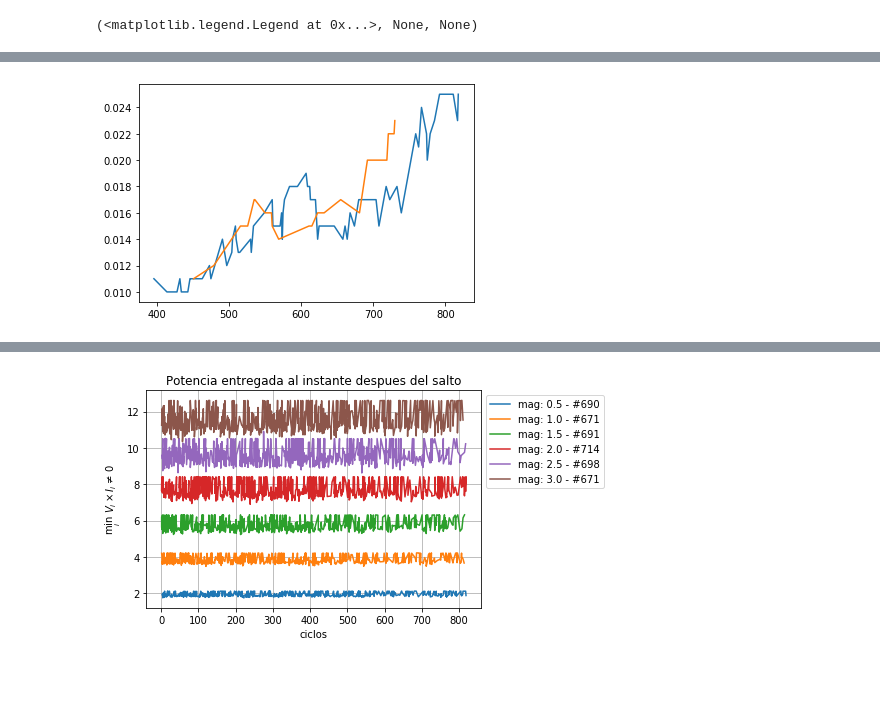
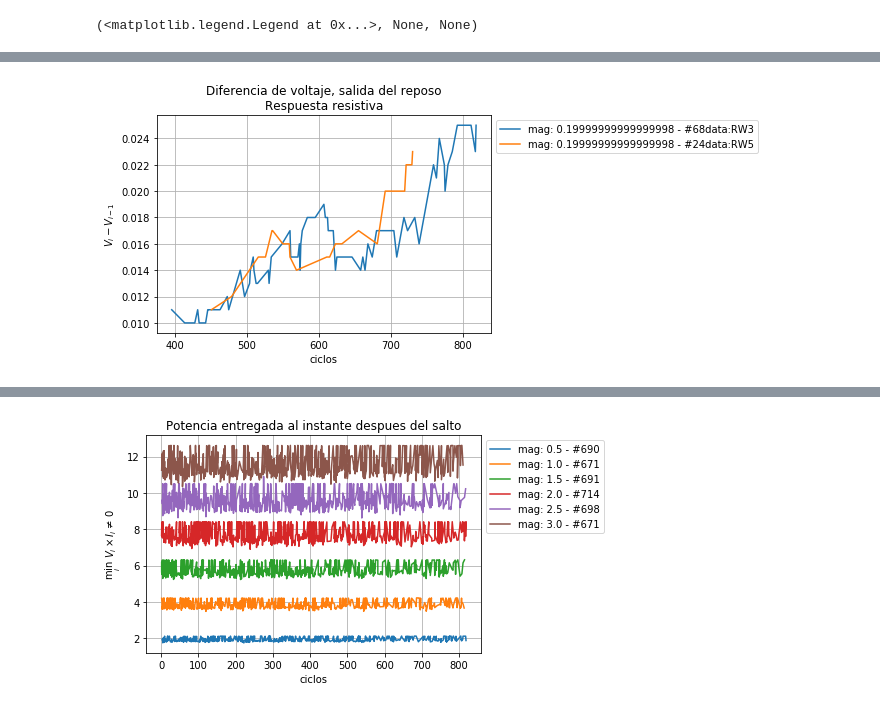
Before and after one commit to MartinVIllesca/Analisis_Baterias, a Jupyter notebook: notebooks/exploracion_cesar_2.ipynb, the cells around one changed output, grey strips where cells are left out. Saved outputs shown, nothing was run; the diff lists cells and outputs as text; code cells hidden in the pictures; blank space fills up the shorter version.

Commit message:
2_data_re

```diff
--- a/notebooks/exploracion_cesar_2.ipynb
+++ b/notebooks/exploracion_cesar_2.ipynb
@@ -681,6 +681,14 @@ def plot_energia_magnitud(df, min,max, ei, ef, WIN, alpha):
     df_aux['F1'] = df_aux['F1'].rolling(window=WIN).mean()
     plt.plot(df_aux['ciclo'], df_aux['F1'],
              label='mag: ' + str((max-min)/2) + ' - #' + str(len(df_aux)) + ' i: ' + str(ei) + '-' + str(ef))
+
+def plot_energia_magnitud_2(df, min,max, ei, ef, WIN, alpha,label_data):
+    df_aux = df[(df['magnitud'] >= min) & (df['magnitud'] <= max)]
+    df_aux = df_aux[(df['energia'] >= ei) & (df['energia'] <= ef)]
+    df_aux = df_aux[df_aux['F1'] > 0.01]
+    df_aux['F1'] = df_aux['F1'].rolling(window=WIN).mean()
+    plt.plot(df_aux['ciclo'], df_aux['F1'],
+             label='mag: ' + str((max+min)/2) + ' - #' + str(len(df_aux)) + ''+ 'data:' + label_data)
 # %%
 WIN = 1
 plot_energia_magnitud(df, 0.3,0.7, 100, 5000, WIN, alpha)
@@ -797,27 +802,74 @@ plt.legend(bbox_to_anchor=(1, 1)), plt.grid('on'), plt.show()
 WIN = 1
 alpha = 0.3
 plt.figure()
-plot_energia_magnitud(df, 0.3,0.7,0, 100, WIN, alpha)
-plot_energia_magnitud(df_2, 0.3,0.7,0, 100, WIN, alpha)
+plot_energia_magnitud_2(df, 0.3,0.7,0, 100, WIN, alpha , 'RW3')
+plot_energia_magnitud_2(df_2, 0.3,0.7,0, 100, WIN, alpha, 'RW5')
+
+plt.title('Diferencia de voltaje, salida del reposo\nRespuesta resistiva')
+plt.xlabel('ciclos')
+plt.ylabel(r'$V_i - V_{i-1}$')
+plt.legend(bbox_to_anchor=(1, 1)), plt.grid('on')
+
 plt.figure()
-plot_energia_magnitud(df, 0.8,1.2,0, 100, WIN, alpha)
-plot_energia_magnitud(df_2, 0.8,1.2,0, 100, WIN, alpha)
+plot_energia_magnitud_2(df, 0.8,1.2,0, 100, WIN, alpha, 'RW3')
+plot_energia_magnitud_2(df_2, 0.8,1.2,0, 100, WIN, alpha, 'RW5')
+
+plt.title('Diferencia de voltaje, salida del reposo\nRespuesta resistiva')
+plt.xlabel('ciclos')
+plt.ylabel(r'$V_i - V_{i-1}$')
+plt.legend(bbox_to_anchor=(1, 1)), plt.grid('on')
+
 plt.figure()
-plot_energia_magnitud(df, 1.3,1.7,0, 100, WIN, alpha)
-plot_energia_magnitud(df_2, 1.3,1.7,0, 100, WIN, alpha)
+plot_energia_magnitud_2(df, 1.3,1.7,0, 100, WIN, alpha, 'RW3')
+plot_energia_magnitud_2(df_2, 1.3,1.7,0, 100, WIN, alpha, 'RW5')
+
+plt.title('Diferencia de voltaje, salida del reposo\nRespuesta resistiva')
+plt.xlabel('ciclos')
+plt.ylabel(r'$V_i - V_{i-1}$')
+plt.legend(bbox_to_anchor=(1, 1)), plt.grid('on')
+
 plt.figure()
-plot_energia_magnitud(df, 1.8,2.2,0, 100, WIN, alpha)
-plot_energia_magnitud(df_2, 1.8,2.2,0, 100, WIN, alpha)
+plot_energia_magnitud_2(df, 1.8,2.2,0, 100, WIN, alpha, 'RW3')
+plot_energia_magnitud_2(df_2, 1.8,2.2,0, 100, WIN, alpha, 'RW5')
+
+plt.title('Diferencia de voltaje, salida del reposo\nRespuesta resistiva')
+plt.xlabel('ciclos')
+plt.ylabel(r'$V_i - V_{i-1}$')
+plt.legend(bbox_to_anchor=(1, 1)), plt.grid('on')
+
 plt.figure()
-plot_energia_magnitud(df, 2.3,2.7,0, 100, WIN, alpha)
-plot_energia_magnitud(df_2, 2.3,2.7,0, 100, WIN, alpha)
+plot_energia_magnitud_2(df, 2.3,2.7,0, 100, WIN, alpha, 'RW3')
+plot_energia_magnitud_2(df_2, 2.3,2.7,0, 100, WIN, alpha, 'RW5')
+
+plt.title('Diferencia de voltaje, salida del reposo\nRespuesta resistiva')
+plt.xlabel('ciclos')
+plt.ylabel(r'$V_i - V_{i-1}$')
+plt.legend(bbox_to_anchor=(1, 1)), plt.grid('on')
+
 plt.figure()
-plot_energia_magnitud(df, 2.8,3.2,0, 100, WIN, alpha)
-plot_energia_magnitud(df_2, 2.8,3.2,0, 100, WIN, alpha)
+plot_energia_magnitud_2(df, 2.8,3.2,0, 100, WIN, alpha, 'RW3')
+plot_energia_magnitud_2(df_2, 2.8,3.2,0, 100, WIN, alpha, 'RW5')
+
+plt.title('Diferencia de voltaje, salida del reposo\nRespuesta resistiva')
+plt.xlabel('ciclos')
+plt.ylabel(r'$V_i - V_{i-1}$')
+plt.legend(bbox_to_anchor=(1, 1)), plt.grid('on')
+
 plt.figure()
-plot_energia_magnitud(df, 3.3,3.7,0, 100, WIN, alpha)
-plot_energia_magnitud(df_2, 3.3,3.7,0, 100, WIN, alpha)
+plot_energia_magnitud_2(df, 3.3,3.7,0, 100, WIN, alpha, 'RW3')
+plot_energia_magnitud_2(df_2, 3.3,3.7,0, 100, WIN, alpha, 'RW5')
+
+plt.title('Diferencia de voltaje, salida del reposo\nRespuesta resistiva')
+plt.xlabel('ciclos')
+plt.ylabel(r'$V_i - V_{i-1}$')
+plt.legend(bbox_to_anchor=(1, 1)), plt.grid('on')
+
 plt.figure()
-plot_energia_magnitud(df, 3.8,4.2,0, 100, WIN, alpha)
-plot_energia_magnitud(df_2, 3.8,4.2,0, 100, WIN, alpha)
+plot_energia_magnitud_2(df, 3.8,4.2,0, 100, WIN, alpha, 'RW3')
+plot_energia_magnitud_2(df_2, 3.8,4.2,0, 100, WIN, alpha, 'RW5')
+
+plt.title('Diferencia de voltaje, salida del reposo\nRespuesta resistiva')
+plt.xlabel('ciclos')
+plt.ylabel(r'$V_i - V_{i-1}$')
+plt.legend(bbox_to_anchor=(1, 1)), plt.grid('on')
 # %% [output]
@@ -824 +877 @@ plot_energia_magnitud(df_2, 3.8,4.2,0, 100, WIN, alpha)
-[figure, old version]
+[figure, new version]
```
Also changed, not shown: parts of 2 cells of this notebook.
